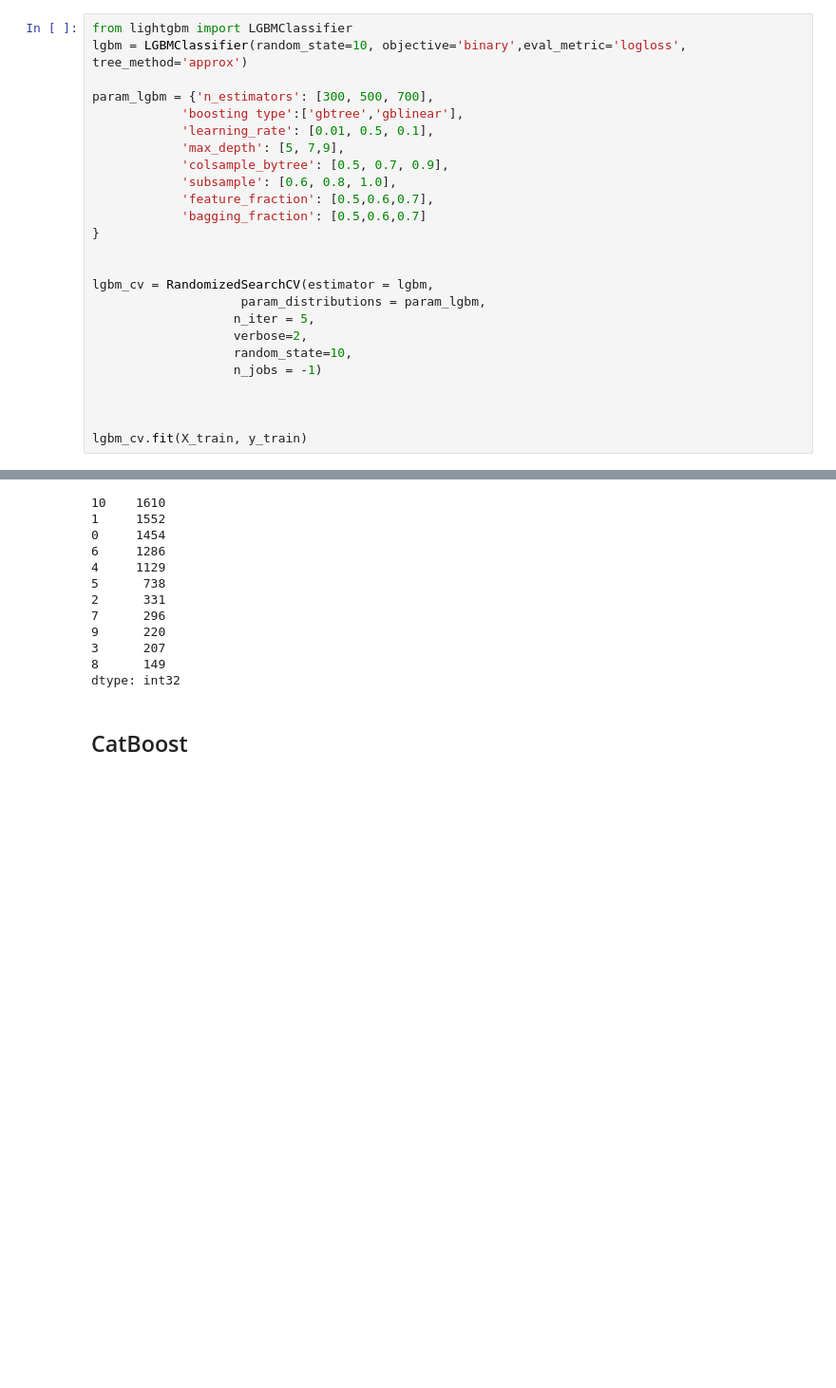
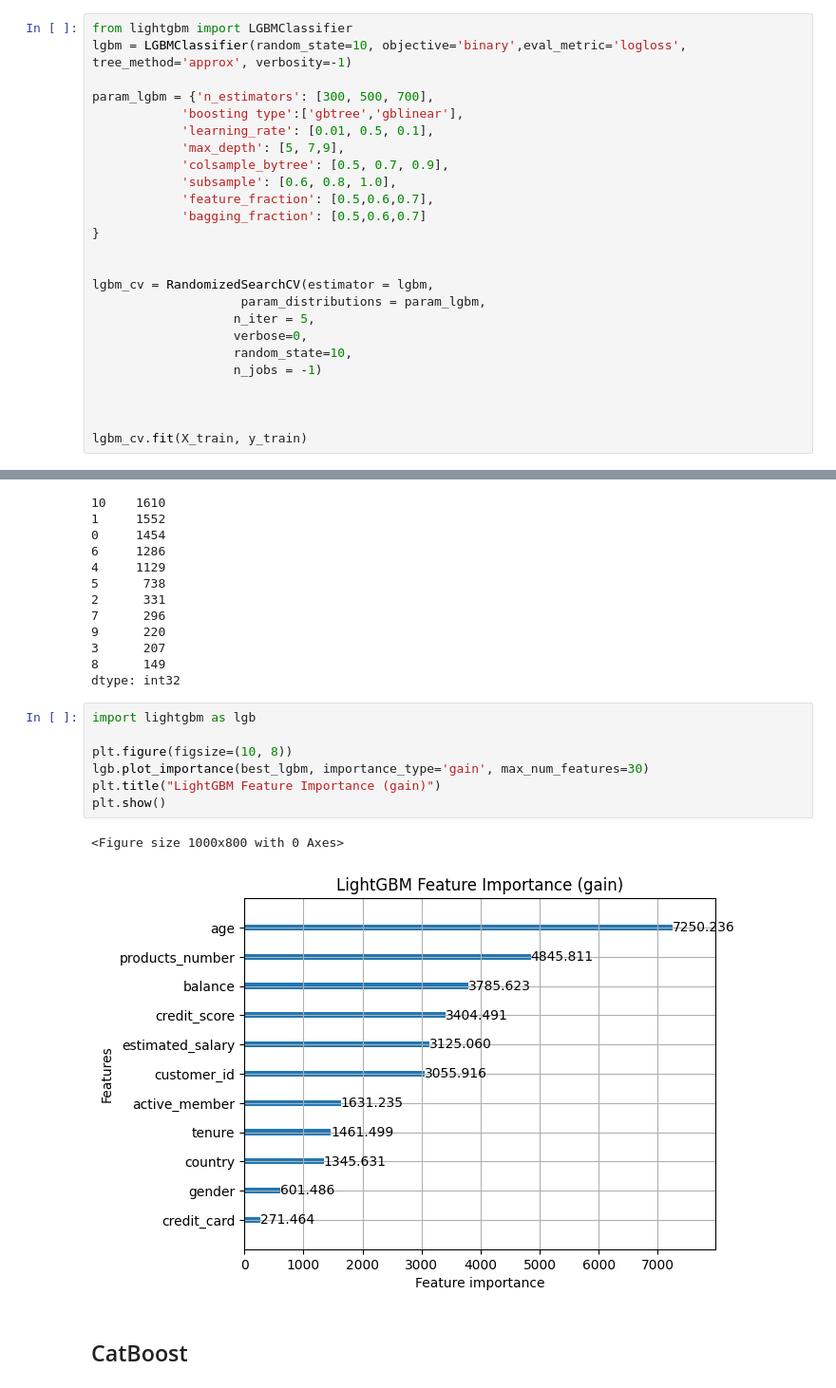
Before and after one commit to SKNETWORKS-FAMILY-AICAMP/SKN21-2nd-1Team, a Jupyter notebook: dkjung/churn.ipynb, the cells around one changed output, grey strips where cells are left out. Shown at 95% size. Cells and saved outputs as stored; diff of their text form; blank space fills up the shorter version.

```diff
--- a/dkjung/churn.ipynb
+++ b/dkjung/churn.ipynb
@@ -456,7 +482,7 @@ dtype: float32
 ## Light GBM
 # %%
 from lightgbm import LGBMClassifier
-lgbm = LGBMClassifier(random_state=10, objective='binary',eval_metric='logloss', tree_method='approx')
+lgbm = LGBMClassifier(random_state=10, objective='binary',eval_metric='logloss', tree_method='approx', verbosity=-1)
 
 param_lgbm = {'n_estimators': [300, 500, 700],
             'boosting type':['gbtree','gblinear'],
@@ -472,7 +498,7 @@ param_lgbm = {'n_estimators': [300, 500, 700],
 lgbm_cv = RandomizedSearchCV(estimator = lgbm,
                     param_distributions = param_lgbm,
                    n_iter = 5,
-                   verbose=2,
+                   verbose=0,
                    random_state=10,
                    n_jobs = -1)
 
@@ -542,6 +569,16 @@ pd.Series(best_lgbm.feature_importances_).sort_values(ascending=False)
 3      207
 8      149
 dtype: int32
+# %%
+import lightgbm as lgb
+
+plt.figure(figsize=(10, 8))
+lgb.plot_importance(best_lgbm, importance_type='gain', max_num_features=30)
+plt.title("LightGBM Feature Importance (gain)")
+plt.show()
+# %% [output]
+<Figure size 1000x800 with 0 Axes>
+[figure, added]
 # %% [markdown]
 ## CatBoost
 # %%
```
Also changed, not shown: parts of 23 cells of this notebook, 4 other files.
